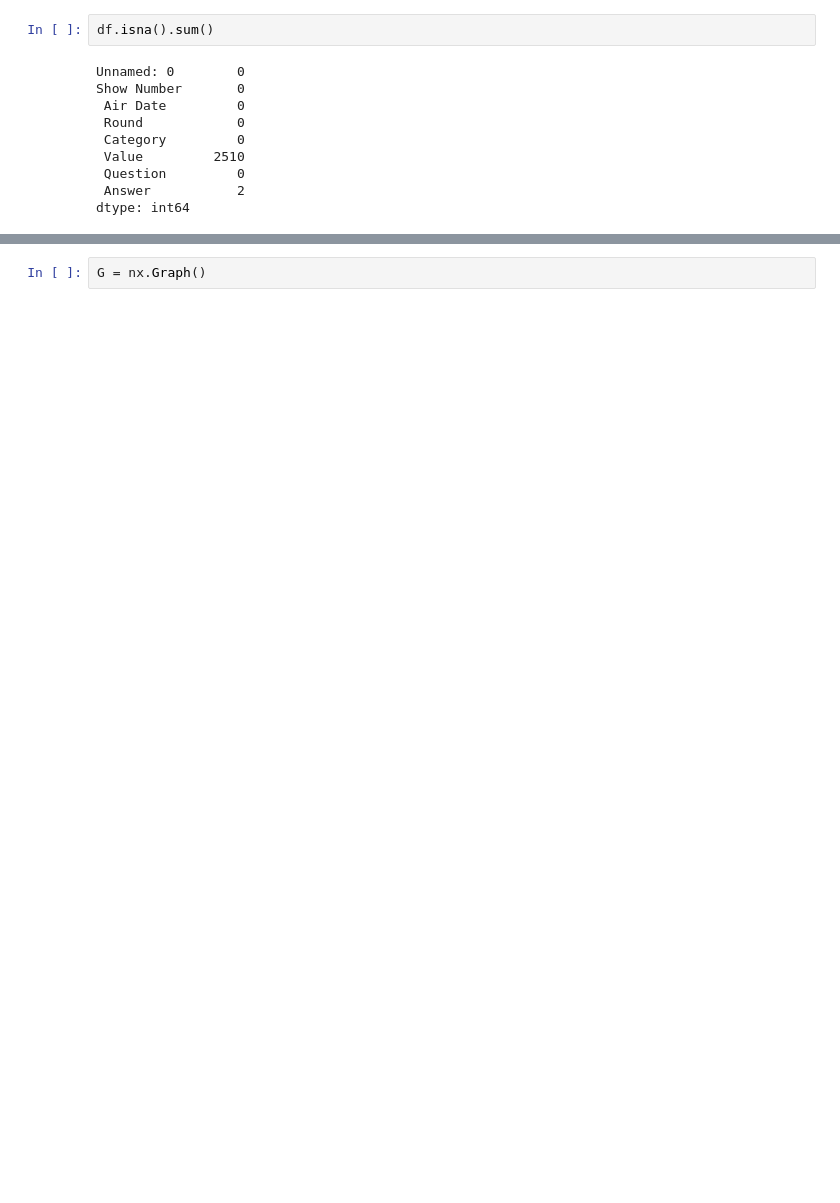
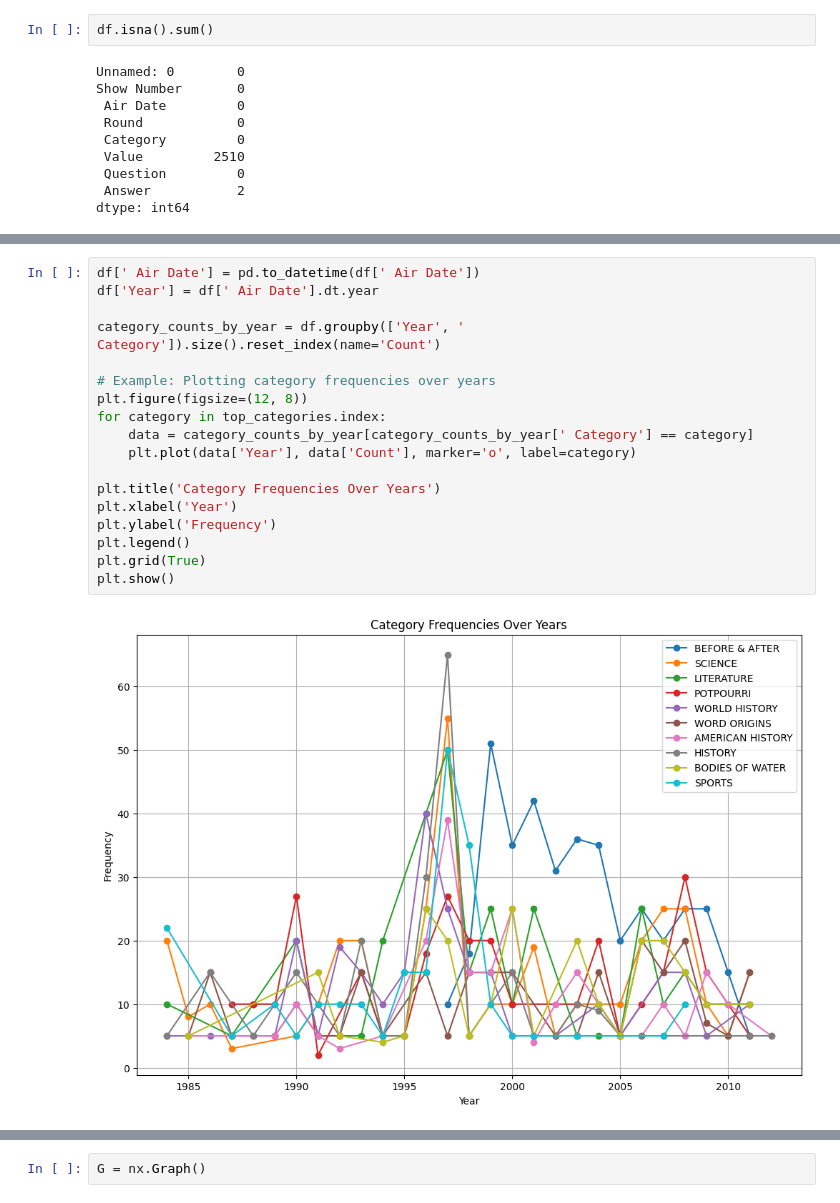
Before and after one commit to MarjeteV/data620, a Jupyter notebook: Final_Project.ipynb, the cells around one changed output, grey strips where cells are left out. Saved outputs shown, nothing was run; the diff lists cells and outputs as text; blank space fills up the shorter version.

```diff
--- a/Final_Project.ipynb
+++ b/Final_Project.ipynb
@@ -79,0 +164,20 @@ array([2.000e+02, 4.000e+02, 6.000e+02, 8.000e+02, 2.000e+03, 1.000e+03,
+# %%
+df[' Air Date'] = pd.to_datetime(df[' Air Date'])
+df['Year'] = df[' Air Date'].dt.year
+
+category_counts_by_year = df.groupby(['Year', ' Category']).size().reset_index(name='Count')
+
+# Example: Plotting category frequencies over years
+plt.figure(figsize=(12, 8))
+for category in top_categories.index:
+    data = category_counts_by_year[category_counts_by_year[' Category'] == category]
+    plt.plot(data['Year'], data['Count'], marker='o', label=category)
+
+plt.title('Category Frequencies Over Years')
+plt.xlabel('Year')
+plt.ylabel('Frequency')
+plt.legend()
+plt.grid(True)
+plt.show()
+# %% [output]
+[figure, added]
```
Also changed, not shown: parts of 57 cells of this notebook.
